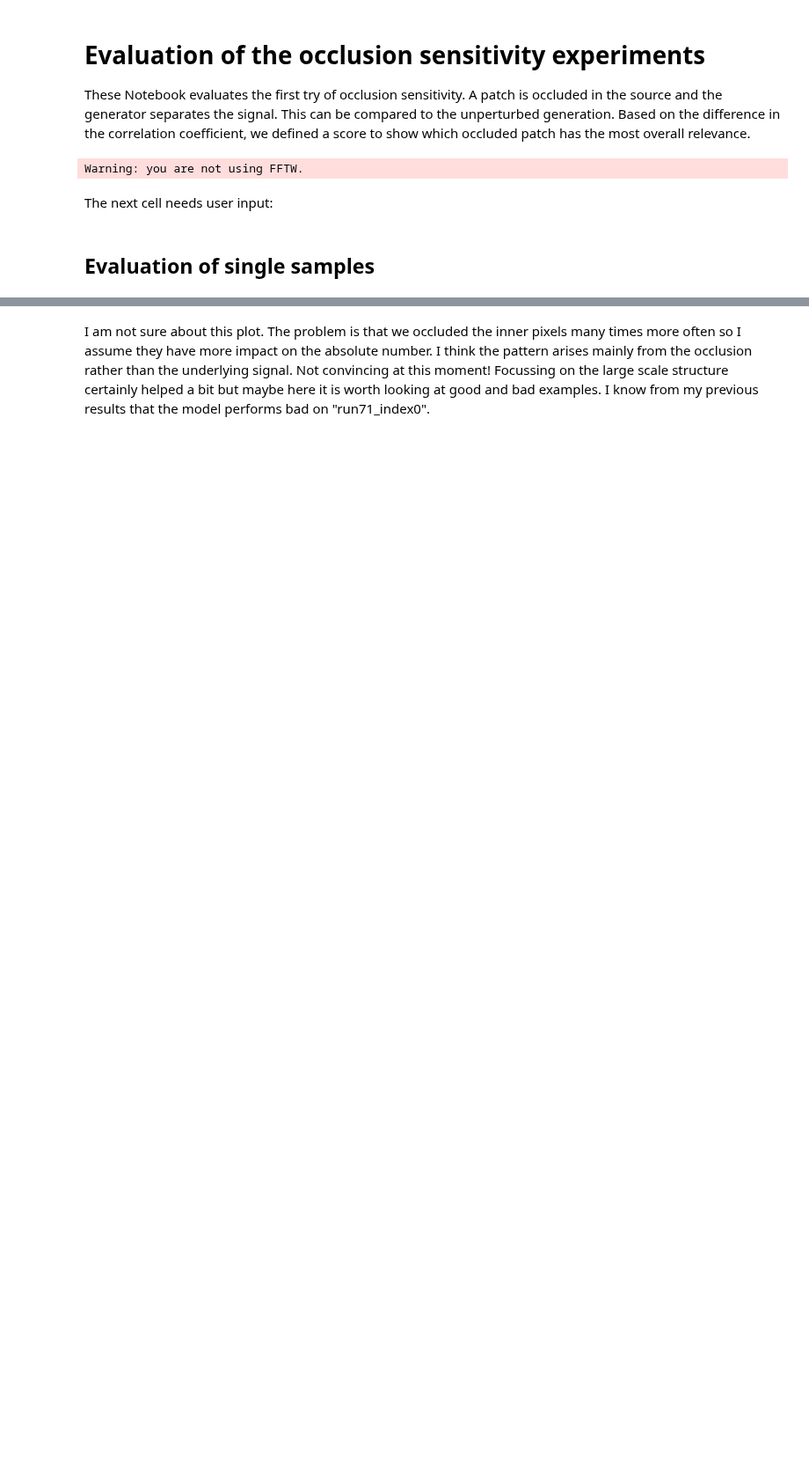
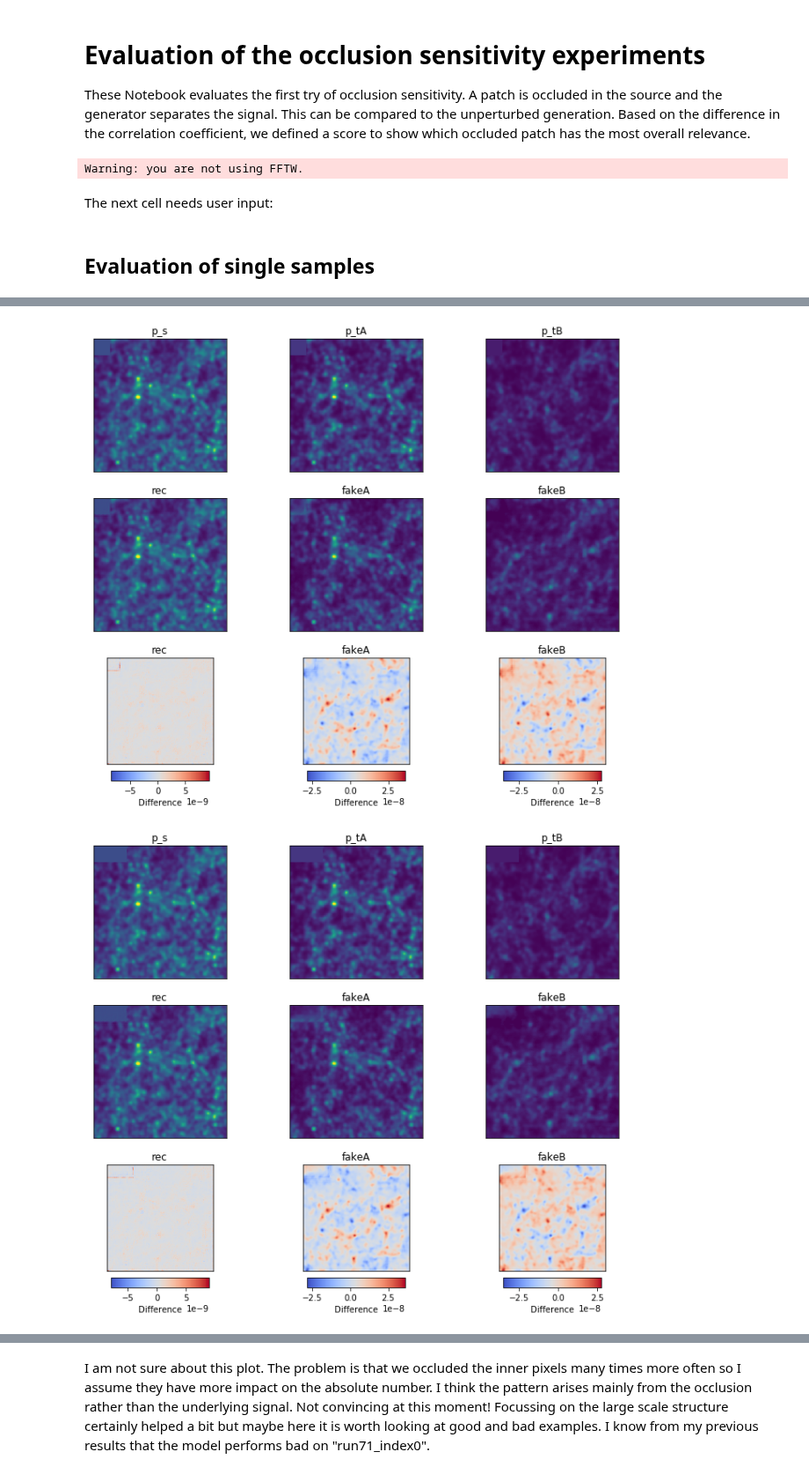
Before and after one commit to knmoriwaki/IM2IM, a Jupyter notebook: explain/my_xai_occlusion_eval_development.ipynb, the cells around one changed output, grey strips where cells are left out. Shown at 88% size. Cells and saved outputs as stored; diff of their text form; code cells hidden in the pictures; blank space fills up the shorter version.

```diff
--- a/explain/my_xai_occlusion_eval_development.ipynb
+++ b/explain/my_xai_occlusion_eval_development.ipynb
@@ -37 +96,8 @@ for i in range(1):
+# %%
+for i in range(2):
+    df = XAIDataLoader(base_output_dir, names[1], suffix, n_occ=i)
+    hplot_diff_map(df, results_dir, names[1], n_occ=i, suffix=suffix)
+# %% [output]
+[figure, added]
+[figure, added]
 # %%
```
Also changed, not shown: parts of 6 cells of this notebook, 1 other file.
